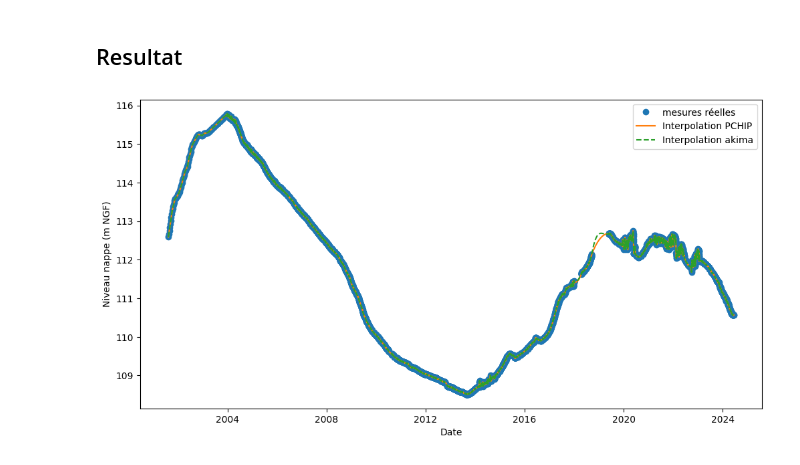
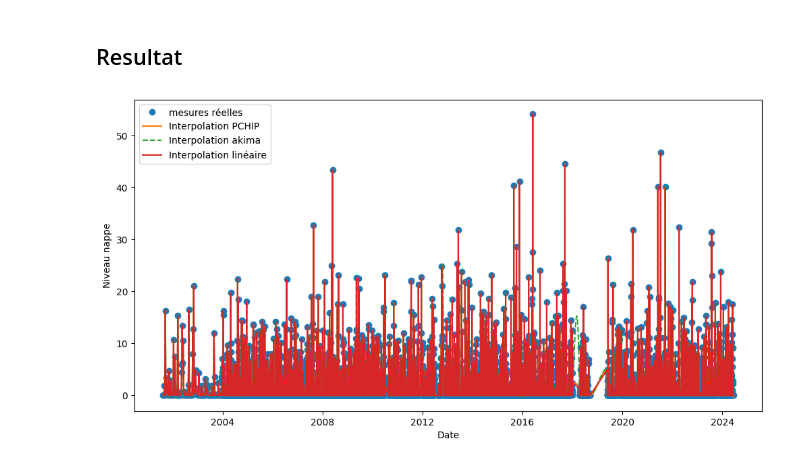
Before and after one commit to TronnoxUwU/STAGE-Junon, a Jupyter notebook: notebooks/interpolations.ipynb, the cells around one changed output. Saved outputs shown, nothing was run; the diff lists cells and outputs as text; code cells hidden in the pictures.

```diff
--- a/notebooks/interpolations.ipynb
+++ b/notebooks/interpolations.ipynb
@@ -12,7 +12,7 @@ df = pd.read_csv("../data/data_02923X0007_F.csv", sep=";")
 df['time'] = pd.to_datetime(df['time'])
 df = df.sort_values('time').set_index('time')
 
-valeur_de_travail = 'niveau_nappe_eau'
+valeur_de_travail = 'PRELIQ_Q'
 
 df[valeur_de_travail] = pd.to_numeric(df[valeur_de_travail], errors='coerce')
 
@@ -124,16 +124,16 @@ for i in range(1, len(df)):
 # %%
 plt.figure(figsize=(12,6))
 plt.plot(df[valeur_de_travail], 'o', label='mesures réelles')
 plt.plot(df['niveau_pchip'], '-', label='Interpolation PCHIP')
 plt.plot(df['niveau_akima'], '--', label='Interpolation akima')
-# plt.plot(df['niveau_interp_linear'], '-', label='Interpolation linéaire')
+plt.plot(df['niveau_interp_linear'], '-', label='Interpolation linéaire')
 # plt.plot(df['niveau_poly'], '--', label=f'Polynôme degré {n_degree}', linewidth=1)
-# plt.plot(df['niveau_interp_cubic'], '--', label='Interpolation spline cubique')
-# plt.plot(df['niveau_spline_b'], '--', label='Interpolation B-spline')
-# plt.plot(df['niveau_reconstruit'], '--', label='Reconstruction')
+#plt.plot(df['niveau_interp_cubic'], '--', label='Interpolation spline cubique')
+#plt.plot(df['niveau_spline_b'], '--', label='Interpolation B-spline')
+#plt.plot(df['niveau_reconstruit'], '--', label='Reconstruction')
 plt.xlabel("Date")
-plt.ylabel("Niveau nappe (m NGF)")
+plt.ylabel("Niveau nappe")
 plt.legend()
 plt.show()
 # %% [output]
-[figure, old version]
+[figure, new version]
```
Also changed, not shown: 3 other files.
